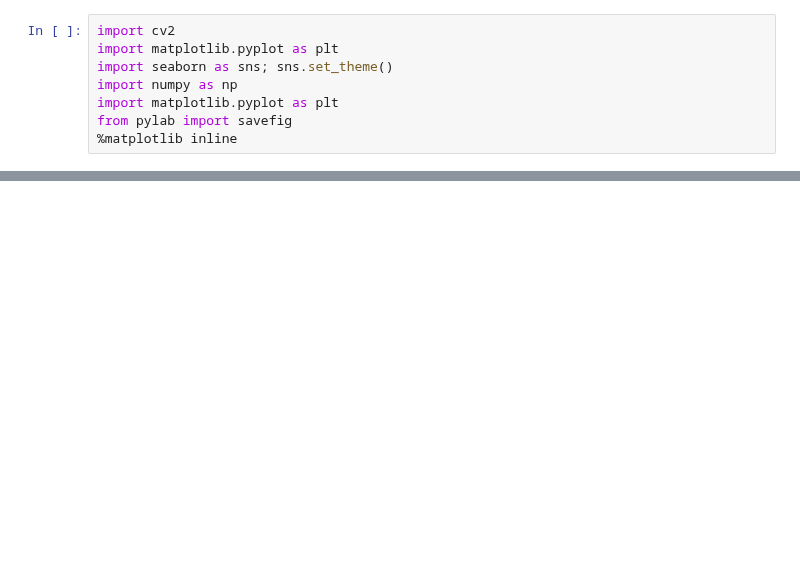
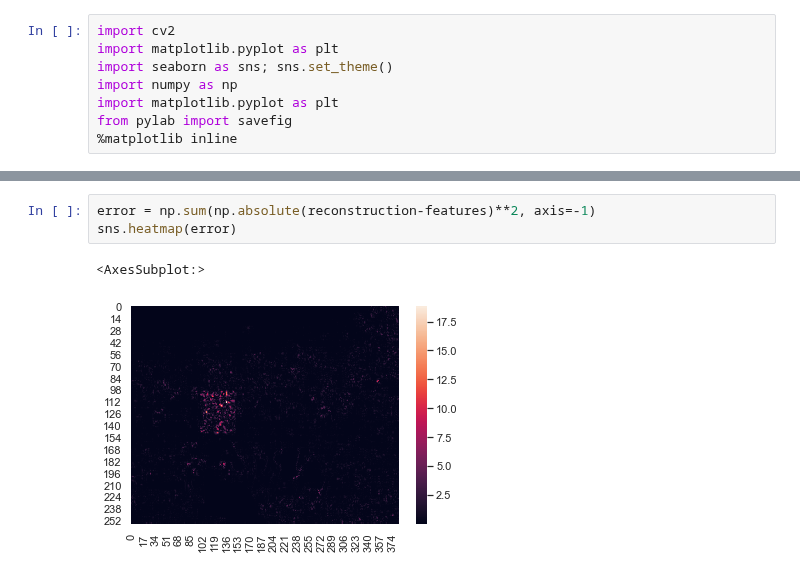
Before and after one commit to geoffroyO/sVae, a Jupyter notebook: src/img_test/test_results.ipynb, the cells around one changed output, grey strips where cells are left out. Drawn from its saved outputs; the diff is of its cells as text; blank space fills up the shorter version.

```diff
--- a/src/img_test/test_results.ipynb
+++ b/src/img_test/test_results.ipynb
@@ -37,0 +23,6 @@ sns.heatmap(error, center=np.mean(error))
+# %%
+error = np.sum(np.absolute(reconstruction-features)**2, axis=-1)
+sns.heatmap(error)
+# %% [output]
+<AxesSubplot:>
+[figure, added]
```
Also changed, not shown: parts of 7 cells of this notebook, 1 other file.
